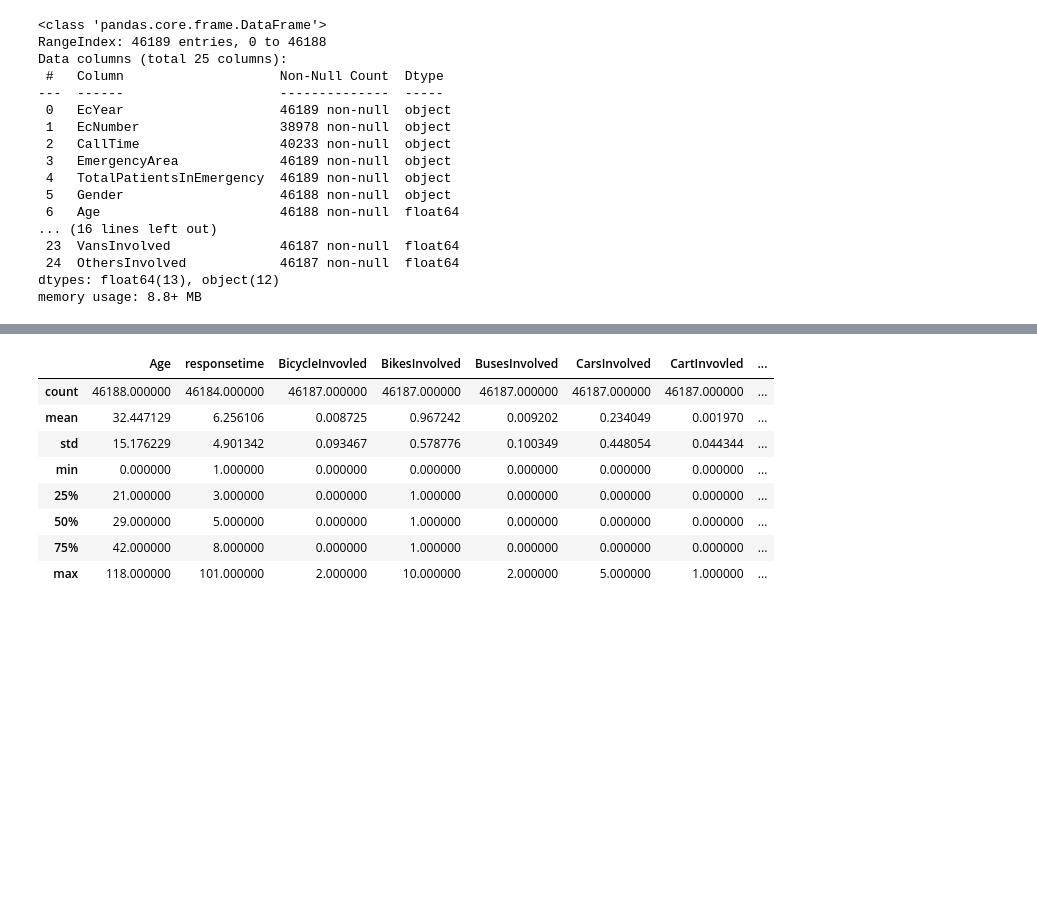
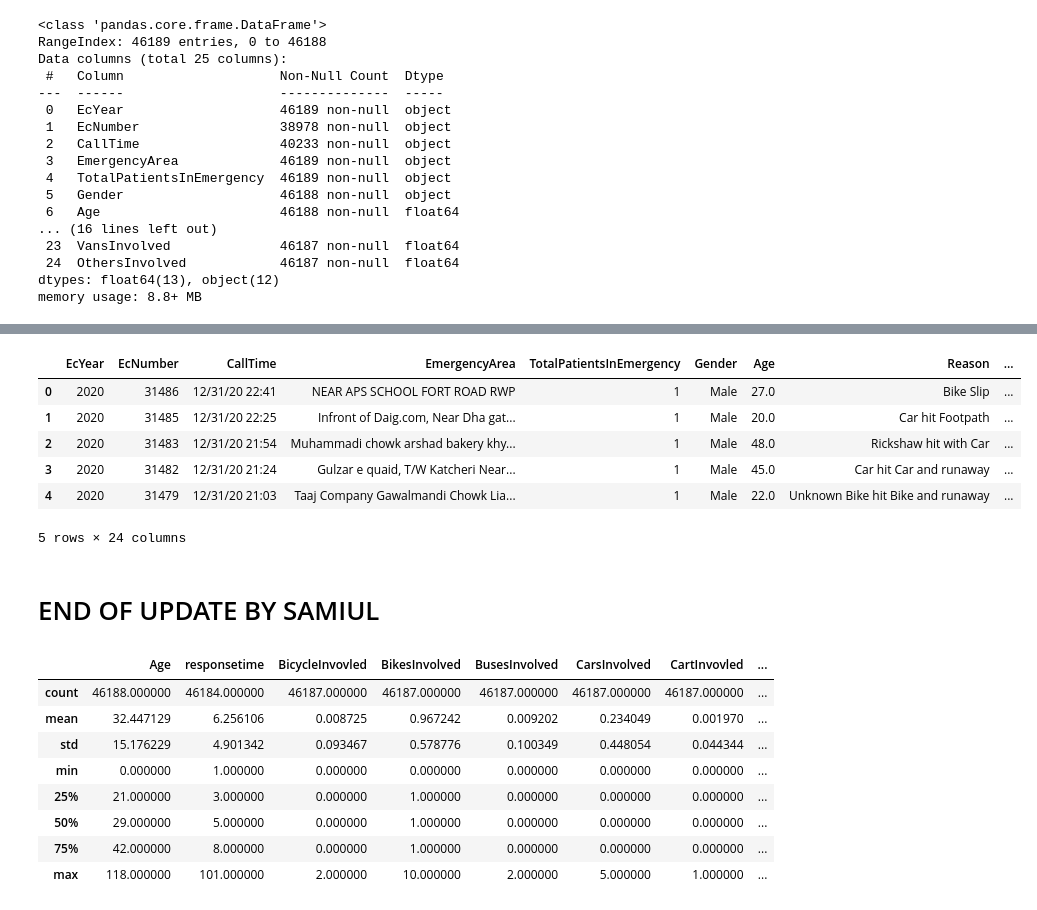
Before and after one commit to B-I-T-W-I-S-E-M-I-N-D-S/Apply-Data-PreProcessing, a Jupyter notebook: Apply_Data_PreProcessing.ipynb, the cells around one changed output, grey strips where cells are left out. Cells and saved outputs as stored; diff of their text form; code cells hidden in the pictures; blank space fills up the shorter version.

```diff
--- a/Apply_Data_PreProcessing.ipynb
+++ b/Apply_Data_PreProcessing.ipynb
@@ -39,3 +212,15 @@ memory usage: 8.8+ MB
+# %%
+df.head()
+# %% [output]
+|  | EcYear | EcNumber | CallTime | EmergencyArea | TotalPatientsInEmergency | Gender | Age | Reason | ... |
+| 0 | 2020 | 31486 | 12/31/20 22:41 | NEAR APS SCHOOL FORT ROAD RWP | 1 | Male | 27.0 | Bike Slip | ... |
+| 1 | 2020 | 31485 | 12/31/20 22:25 | Infront of Daig.com, Near Dha gat... | 1 | Male | 20.0 | Car hit Footpath | ... |
+| 2 | 2020 | 31483 | 12/31/20 21:54 | Muhammadi chowk arshad bakery khy... | 1 | Male | 48.0 | Rickshaw hit with Car | ... |
+| 3 | 2020 | 31482 | 12/31/20 21:24 | Gulzar e quaid, T/W Katcheri Near... | 1 | Male | 45.0 | Car hit Car and runaway | ... |
+| 4 | 2020 | 31479 | 12/31/20 21:03 | Taaj Company Gawalmandi Chowk Lia... | 1 | Male | 22.0 | Unknown Bike hit Bike and runaway | ... |
+5 rows × 24 columns
+# %% [markdown]
+# END OF UPDATE BY SAMIUL
 # %%
 df.describe()
 # %% [output]
```
Also changed, not shown: parts of 20 cells of this notebook.
